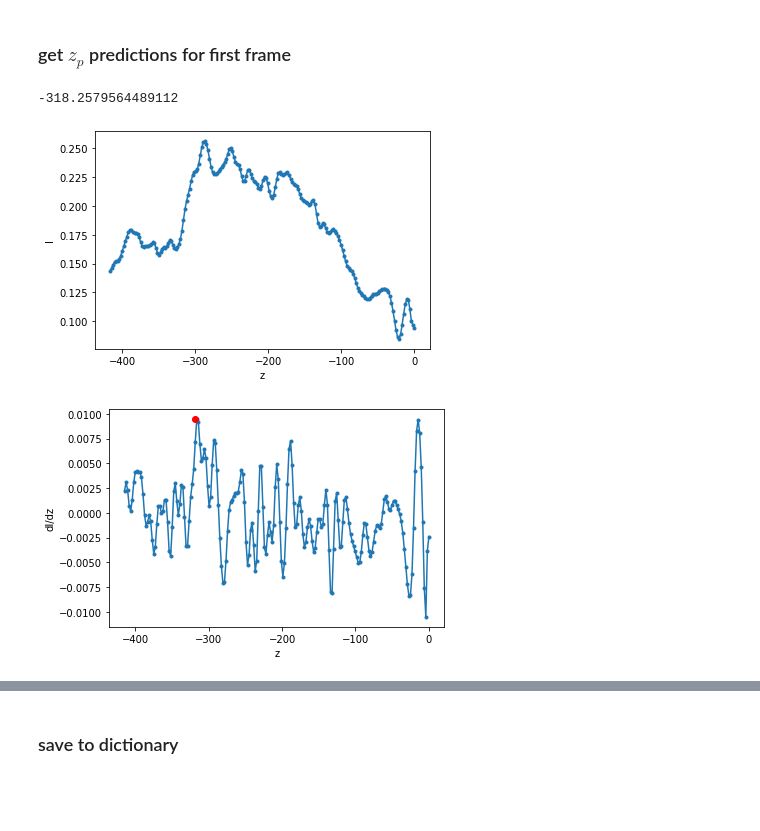
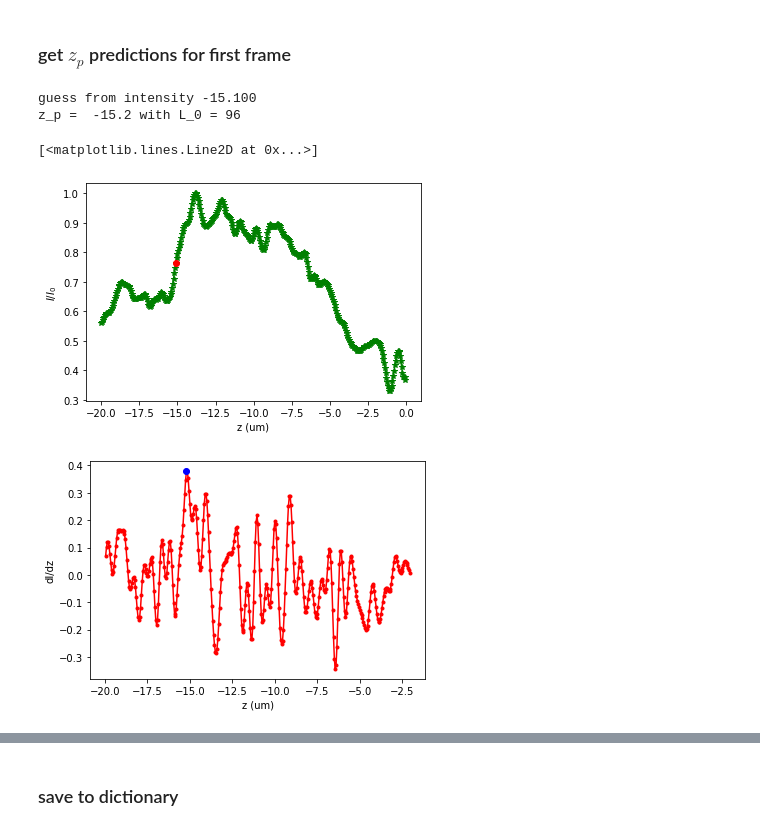
Before and after one commit to jabacousnac/Particle-Tracking, a Jupyter notebook: rs_automated.ipynb, the cells around one changed output, grey strips where cells are left out. Drawn from its saved outputs; the diff is of its cells as text; code cells hidden in the pictures; blank space fills up the shorter version.

```diff
--- a/rs_automated.ipynb
+++ b/rs_automated.ipynb
@@ -72,8 +94,15 @@ plt.imshow(fg_cropped)
 # %% [markdown]
 ### run rayleigh-sommerfeld algorithm
 # %%
+zmin = -20 #in um
+zmax = 0
+n = 400
 mpp = 0.048
-z = np.linspace(-20, 0, 200) / mpp
+
+z = np.linspace(zmin, zmax, n) / mpp #in px
+
+last_z_list = [z for i in range(6)]
+
 b = fg_cropped
 rs = rayleighsommerfeld(b, z, magnification=mpp, nozphase=True)
 bz = np.abs(rs).astype(float)
@@ -85,14 +114,14 @@ widget.show()
 # %% [markdown]
 ### pull up image at focus to get $x_1^{(1)}, y_1^{(1)}, x_1^{(2)}, y_1^{(2)},$ etc (chosen manually)
 # %%
-z_guess = 57 # in units of pixels
+z_guess = 113
 
 fig, ax = plt.subplots()
 ax.imshow(bz[:,:,z_guess])
 
 zlist = []
-xlist = [142, 198, 258, 315, 374, 431]
-ylist = [223, 225, 224, 228, 227, 224]
+xlist = [143, 199, 259, 316, 374, 431]
+ylist = [224, 225, 224, 229, 227, 224]
 
 for i in range(len(xlist)):
     ax.scatter(xlist[i],ylist[i],s=80, facecolors='none', edgecolors='cyan')
@@ -157,32 +223,51 @@ get_int(b, xlist[4], ylist[4], 60)
 # %%
 #particle n
 index = 5
-intensity_list = bz[ylist[index], xlist[index], :]
+
+Y = []
+z = []
+
+n = 400
+for i in np.linspace(0, n-1, n):
+    i = int(i)
+    z.append((zmin + i/n * (zmax - zmin))) #in um
+    Y.append(bz[ylist[index],xlist[index],i])
+
+Y = [y/np.max(Y) for y in Y]
+plt.ylabel(r'$I/I_0$')
+plt.xlabel('z (um)')
+plt.plot(z,Y,'g*-')
+
+max_Y = np.max(Y)
+thresh = 0.25 #within 30% of max values
+indexes = [count for count, el in enumerate(Y) if (max_Y-el)/max_Y < thresh]
+z_f = z[indexes[0]]
+print('guess from intensity', format(z_f, ".3f")) #in um
+
+_=plt.plot(z_f, Y[indexes[0]], 'ro')
+
+#############################################################################
 fig, ax = plt.subplots()
-ax.plot(z, intensity_list, '.-')
-ax.set_xlabel('z')
-ax.set_ylabel('I')
 
-dx = 1.
-y = intensity_list
-dy = diff(y)/dx
+dx = 1*(zmax - zmin) / n #in um
+dy = diff(Y)/dx #Y is the intensity
+dy = dy[:len(dy)-40] #avoid potential z=0 singularity
 
-fig, ax = plt.subplots()
-ax.plot(z[1:], dy, '.-')
+sorted_dy = dy.copy()
+sorted_dy.sort()
+max_val = sorted_dy[-1]#change to -1 if no singularity at center
 
-best_so_far = 0
-for count, ele in enumerate(dy):
-    if ele > best_so_far and count<len(dy)-20:
-        best_so_far = ele
-        max_count = count
-ax.plot(z[max_count], best_so_far, 'ro')
-ax.set_xlabel('z')
-ax.set_ylabel('dI/dz')
+L = [i for i in range(len(dy)) if dy[i]==max_val]
+print('z_p = ', z[L[0]], 'with L_0 = {}'.format(L[0]))
+plt.ylabel('dI/dz')
+plt.xlabel('z (um)')
 
-z1 = best_so_far
-print(z[max_count])
+plt.plot(z[1:len(z)-40],dy, 'r.-')
+plt.plot(z[L[0]],dy[L[0]], 'bo')
 # %% [output]
--318.2579564489112
+guess from intensity -15.100
+z_p =  -15.2 with L_0 = 96
+[<matplotlib.lines.Line2D at 0x...>]
-[figure, old version]
+[figure, new version]
-[figure, old version]
+[figure, new version]
 # %%
```
Also changed, not shown: parts of 22 cells of this notebook.
